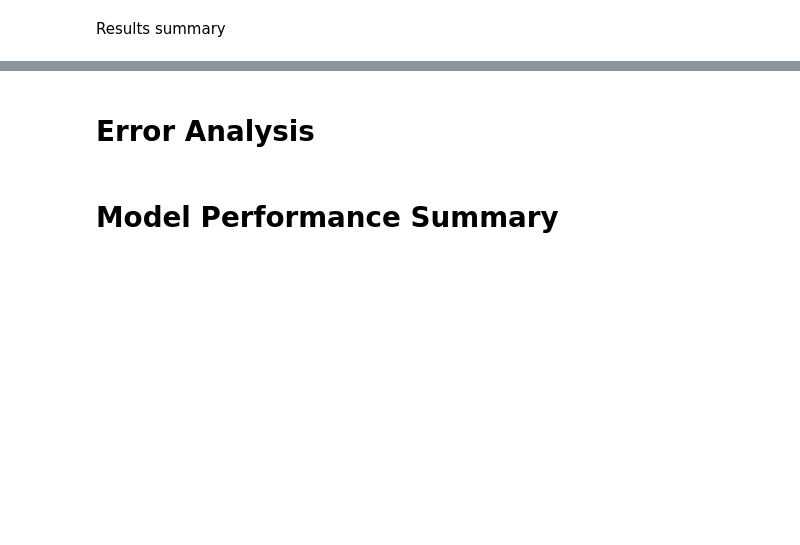
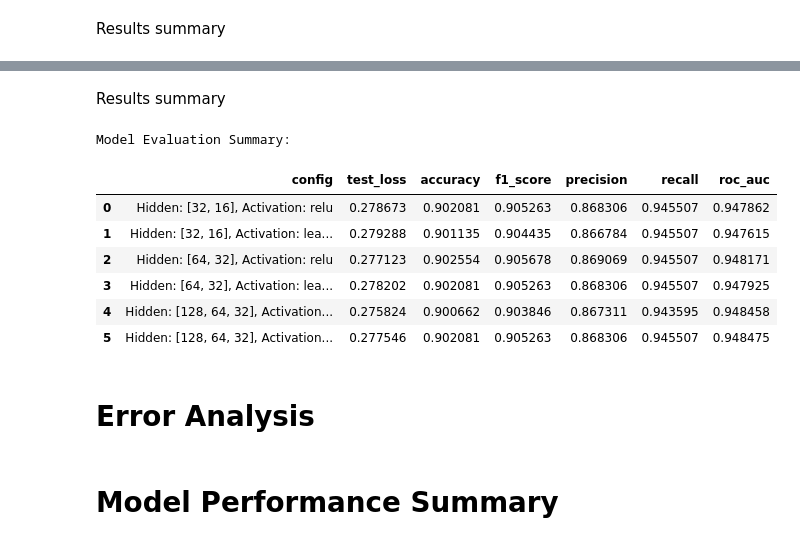
Before and after one commit to BeverlyKate/STINTSY-MP, a Jupyter notebook: STINTSYMP.ipynb, the cells around one changed output, grey strips where cells are left out. Drawn from its saved outputs; the diff is of its cells as text; code cells hidden in the pictures; blank space fills up the shorter version.

```diff
--- a/STINTSYMP.ipynb
+++ b/STINTSYMP.ipynb
@@ -654,3 +775,18 @@ Model Evaluation Summary:
+# %% [markdown]
+Results summary
+# %%
+df_results = pd.DataFrame(results_100)
+print("\nModel Evaluation Summary:")
+display(df_results[['config', 'test_loss', 'accuracy', 'f1_score', 'precision', 'recall', 'roc_auc']])
+# %% [output]
+Model Evaluation Summary:
+|  | config | test_loss | accuracy | f1_score | precision | recall | roc_auc |
+| 0 | Hidden: [32, 16], Activation: relu | 0.278673 | 0.902081 | 0.905263 | 0.868306 | 0.945507 | 0.947862 |
+| 1 | Hidden: [32, 16], Activation: lea... | 0.279288 | 0.901135 | 0.904435 | 0.866784 | 0.945507 | 0.947615 |
+| 2 | Hidden: [64, 32], Activation: relu | 0.277123 | 0.902554 | 0.905678 | 0.869069 | 0.945507 | 0.948171 |
+| 3 | Hidden: [64, 32], Activation: lea... | 0.278202 | 0.902081 | 0.905263 | 0.868306 | 0.945507 | 0.947925 |
+| 4 | Hidden: [128, 64, 32], Activation... | 0.275824 | 0.900662 | 0.903846 | 0.867311 | 0.943595 | 0.948458 |
+| 5 | Hidden: [128, 64, 32], Activation... | 0.277546 | 0.902081 | 0.905263 | 0.868306 | 0.945507 | 0.948475 |
 # %% [markdown]
 # Error Analysis
 # %% [markdown]
```
Also changed, not shown: parts of 15 cells of this notebook.
